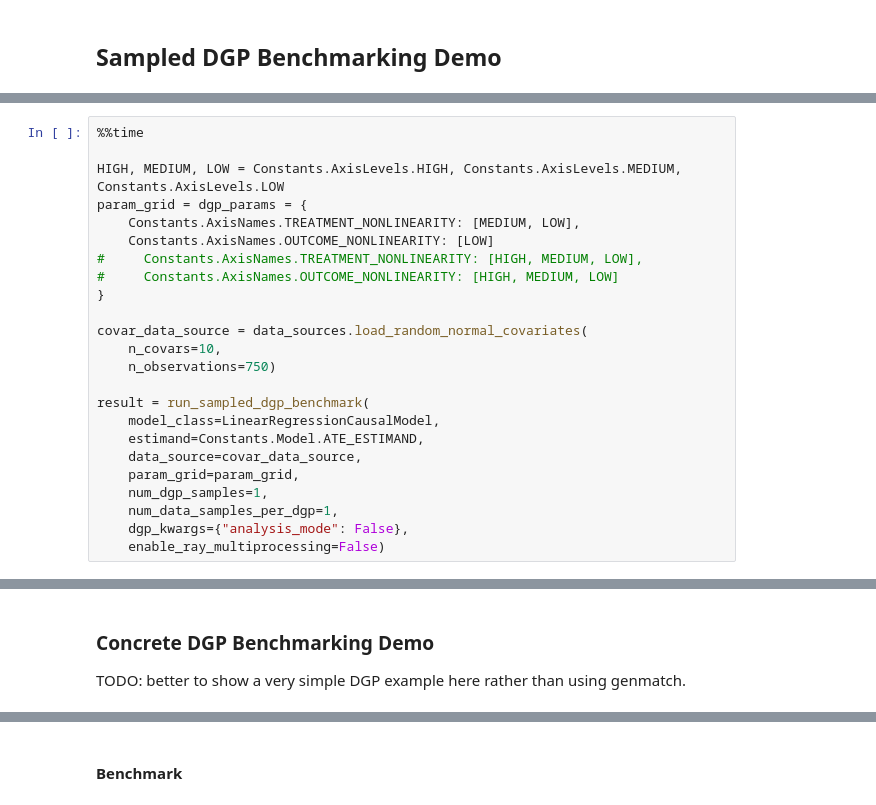
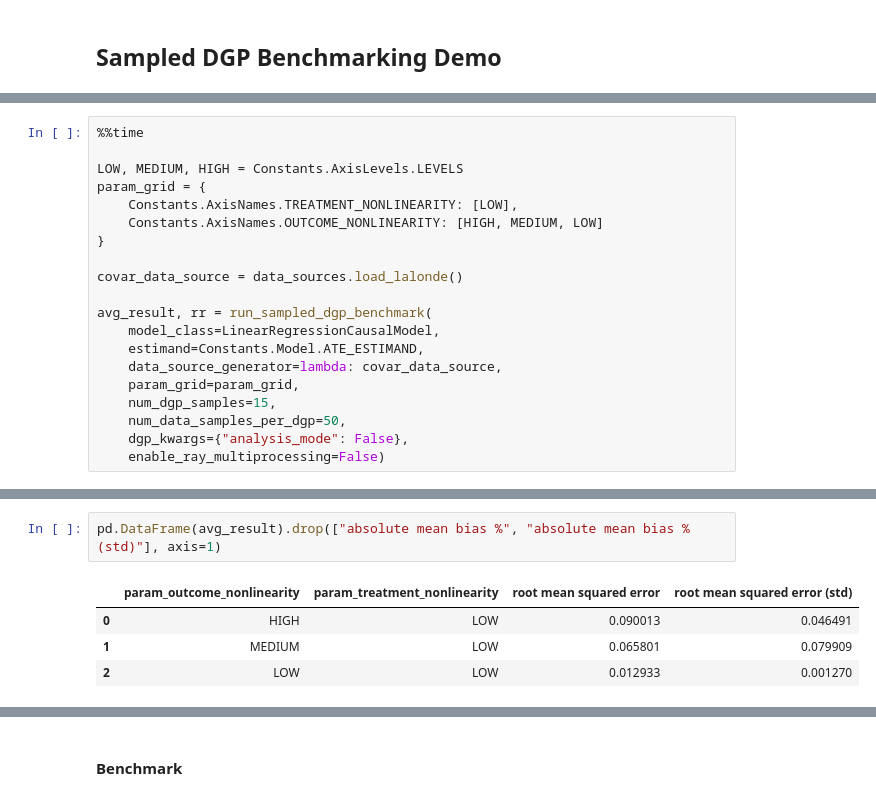
Before and after one commit to JoshBroomberg/Maccabee, a Jupyter notebook: DataGeneration/Notebooks/Benchmarking Demos.ipynb, the cells around one changed output, grey strips where cells are left out. Saved outputs shown, nothing was run; the diff lists cells and outputs as text.

```diff
--- a/DataGeneration/Notebooks/Benchmarking Demos.ipynb
+++ b/DataGeneration/Notebooks/Benchmarking Demos.ipynb
@@ -82,25 +87,21 @@ model.estimate(estimand=Constants.Model.ATE_ESTIMAND)
 # %%
 %%time
 
-HIGH, MEDIUM, LOW = Constants.AxisLevels.HIGH, Constants.AxisLevels.MEDIUM, Constants.AxisLevels.LOW
-param_grid = dgp_params = {
-    Constants.AxisNames.TREATMENT_NONLINEARITY: [MEDIUM, LOW],
-    Constants.AxisNames.OUTCOME_NONLINEARITY: [LOW]
-#     Constants.AxisNames.TREATMENT_NONLINEARITY: [HIGH, MEDIUM, LOW],
-#     Constants.AxisNames.OUTCOME_NONLINEARITY: [HIGH, MEDIUM, LOW]
+LOW, MEDIUM, HIGH = Constants.AxisLevels.LEVELS
+param_grid = {
+    Constants.AxisNames.TREATMENT_NONLINEARITY: [LOW],
+    Constants.AxisNames.OUTCOME_NONLINEARITY: [HIGH, MEDIUM, LOW]
 }
 
-covar_data_source = data_sources.load_random_normal_covariates(
-    n_covars=10,
-    n_observations=750)
+covar_data_source = data_sources.load_lalonde()
 
-result = run_sampled_dgp_benchmark(
+avg_result, rr = run_sampled_dgp_benchmark(
     model_class=LinearRegressionCausalModel,
     estimand=Constants.Model.ATE_ESTIMAND,
-    data_source=covar_data_source,
+    data_source_generator=lambda: covar_data_source,
     param_grid=param_grid,
-    num_dgp_samples=1,
-    num_data_samples_per_dgp=1,
+    num_dgp_samples=15,
+    num_data_samples_per_dgp=50,
     dgp_kwargs={"analysis_mode": False},
     enable_ray_multiprocessing=False)
 # %% [output]
@@ -115,4 +110,7 @@ pd.DataFrame(result)
-# %% [markdown]
-### Concrete DGP Benchmarking Demo
-
-TODO: better to show a very simple DGP example here rather than using genmatch.
+# %%
+pd.DataFrame(avg_result).drop(["absolute mean bias %", "absolute mean bias % (std)"], axis=1)
+# %% [output]
+|  | param_outcome_nonlinearity | param_treatment_nonlinearity | root mean squared error | root mean squared error (std) |
+| 0 | HIGH | LOW | 0.090013 | 0.046491 |
+| 1 | MEDIUM | LOW | 0.065801 | 0.079909 |
+| 2 | LOW | LOW | 0.012933 | 0.001270 |
```
Also changed, not shown: parts of 25 cells of this notebook, 26 other files.
